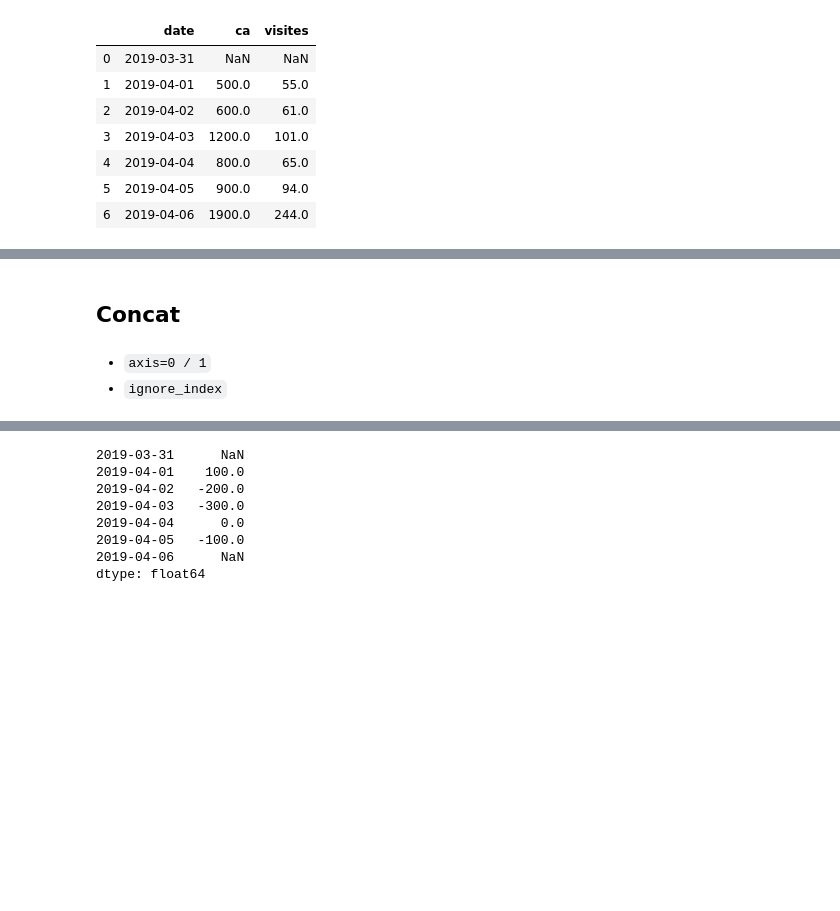
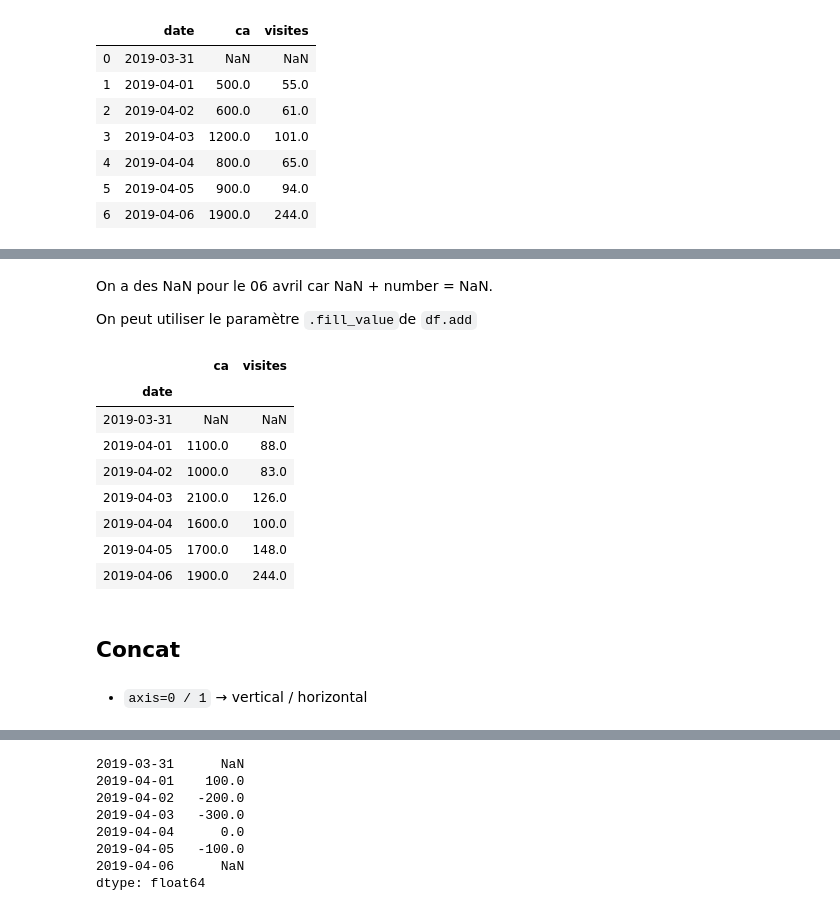
Before and after one commit to fspot/INFMDI-721, a Jupyter notebook: lesson5/lesson5-1-concat.ipynb, the cells around one changed output, grey strips where cells are left out. Drawn from its saved outputs; the diff is of its cells as text; code cells hidden in the pictures; blank space fills up the shorter version.

```diff
--- a/lesson5/lesson5-1-concat.ipynb
+++ b/lesson5/lesson5-1-concat.ipynb
@@ -30,8 +45,23 @@ dfb
+# %% [markdown]
+On a des NaN pour le 06 avril car NaN + number = NaN.
+
+On peut utiliser le paramètre `.fill_value`de `df.add`
+# %%
+dfa.set_index('date').add(dfb.set_index('date'), fill_value=0)
+# %% [output]
+|  | ca | visites |
+| date |  |  |
+| 2019-03-31 | NaN | NaN |
+| 2019-04-01 | 1100.0 | 88.0 |
+| 2019-04-02 | 1000.0 | 83.0 |
+| 2019-04-03 | 2100.0 | 126.0 |
+| 2019-04-04 | 1600.0 | 100.0 |
+| 2019-04-05 | 1700.0 | 148.0 |
+| 2019-04-06 | 1900.0 | 244.0 |
 # %% [markdown]
 ## Concat
 # %% [markdown]
-- `axis=0 / 1`
-- `ignore_index`
+- `axis=0 / 1` → vertical / horizontal
 # %%
 dfa = pd.read_csv('./kpi_magasin_a2.csv')
 dfb = pd.read_csv('./kpi_magasin_b.csv')
```
Also changed, not shown: parts of 4 cells of this notebook, 4 other files.
